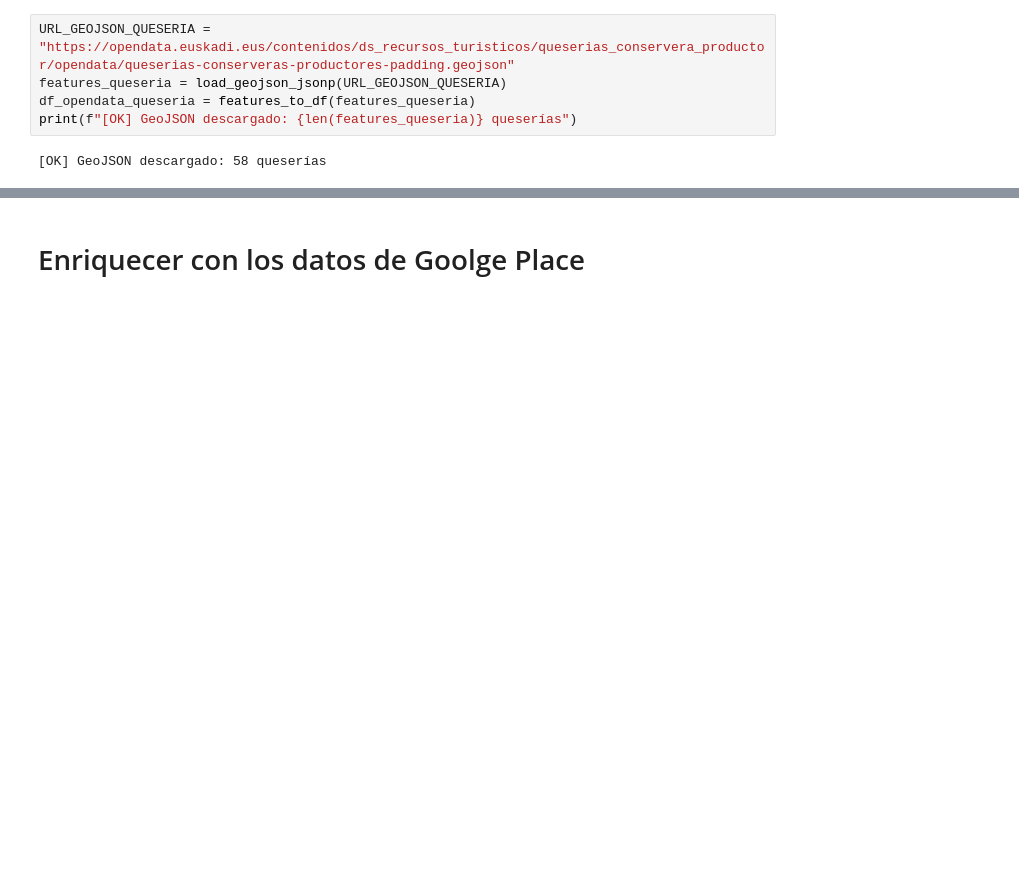
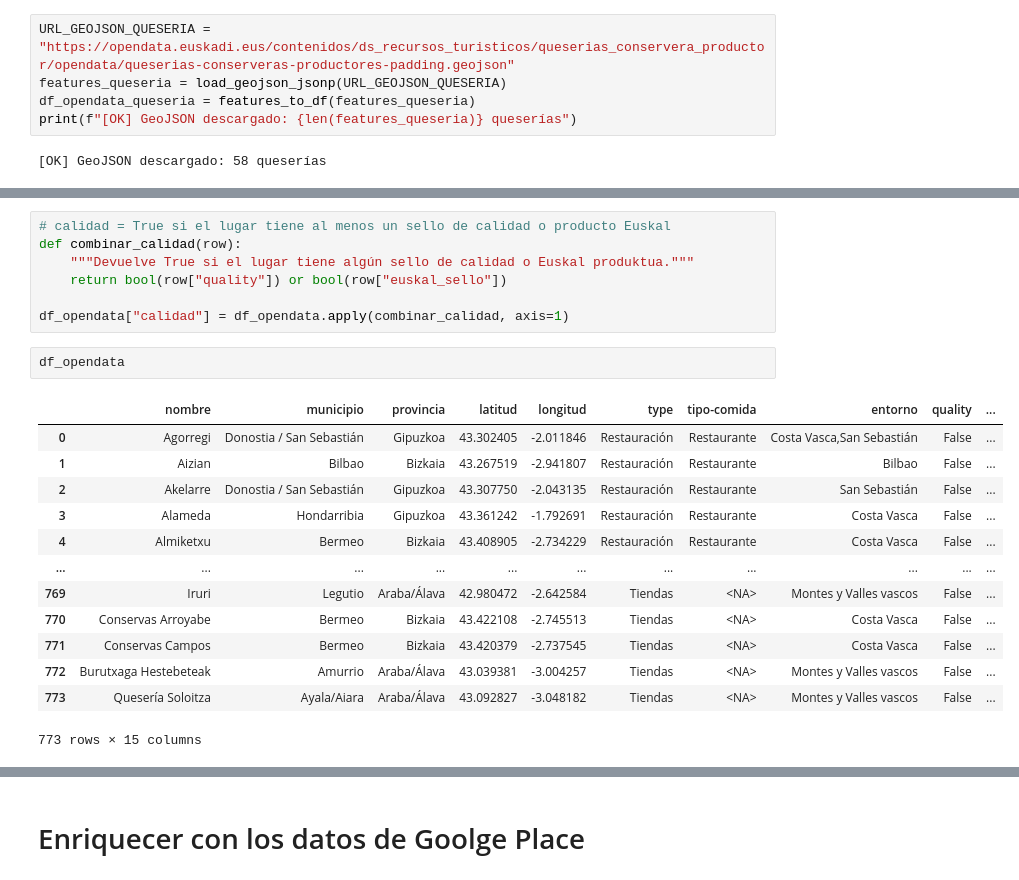
Before and after one commit to jlalonsoredon/desafio, a Jupyter notebook: merge_data.ipynb, the cells around one changed output, grey strips where cells are left out. Cells and saved outputs as stored; diff of their text form; blank space fills up the shorter version.

```diff
--- a/merge_data.ipynb
+++ b/merge_data.ipynb
@@ -155,0 +174,23 @@ memory usage: 66.6+ KB
+# %%
+# calidad = True si el lugar tiene al menos un sello de calidad o producto Euskal
+def combinar_calidad(row):
+    """Devuelve True si el lugar tiene algún sello de calidad o Euskal produktua."""
+    return bool(row["quality"]) or bool(row["euskal_sello"])
+
+df_opendata["calidad"] = df_opendata.apply(combinar_calidad, axis=1)
+# %%
+df_opendata
+# %% [output]
+|  | nombre | municipio | provincia | latitud | longitud | type | tipo-comida | entorno | quality | ... |
+| 0 | Agorregi | Donostia / San Sebastián | Gipuzkoa | 43.302405 | -2.011846 | Restauración | Restaurante | Costa Vasca,San Sebastián | False | ... |
+| 1 | Aizian | Bilbao | Bizkaia | 43.267519 | -2.941807 | Restauración | Restaurante | Bilbao | False | ... |
+| 2 | Akelarre | Donostia / San Sebastián | Gipuzkoa | 43.307750 | -2.043135 | Restauración | Restaurante | San Sebastián | False | ... |
+| 3 | Alameda | Hondarribia | Gipuzkoa | 43.361242 | -1.792691 | Restauración | Restaurante | Costa Vasca | False | ... |
+| 4 | Almiketxu | Bermeo | Bizkaia | 43.408905 | -2.734229 | Restauración | Restaurante | Costa Vasca | False | ... |
+| ... | ... | ... | ... | ... | ... | ... | ... | ... | ... | ... |
+| 769 | Iruri | Legutio | Araba/Álava | 42.980472 | -2.642584 | Tiendas | <NA> | Montes y Valles vascos | False | ... |
+| 770 | Conservas Arroyabe | Bermeo | Bizkaia | 43.422108 | -2.745513 | Tiendas | <NA> | Costa Vasca | False | ... |
+| 771 | Conservas Campos | Bermeo | Bizkaia | 43.420379 | -2.737545 | Tiendas | <NA> | Costa Vasca | False | ... |
+| 772 | Burutxaga Hestebeteak | Amurrio | Araba/Álava | 43.039381 | -3.004257 | Tiendas | <NA> | Montes y Valles vascos | False | ... |
+| 773 | Quesería Soloitza | Ayala/Aiara | Araba/Álava | 43.092827 | -3.048182 | Tiendas | <NA> | Montes y Valles vascos | False | ... |
+773 rows × 15 columns
```
Also changed, not shown: parts of 23 cells of this notebook, 1 other file.
